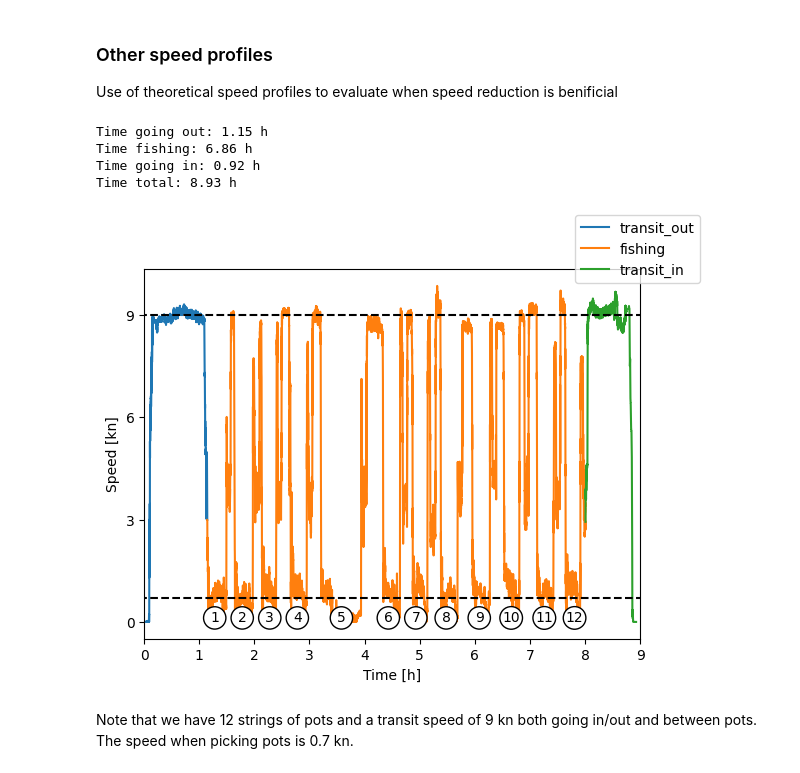
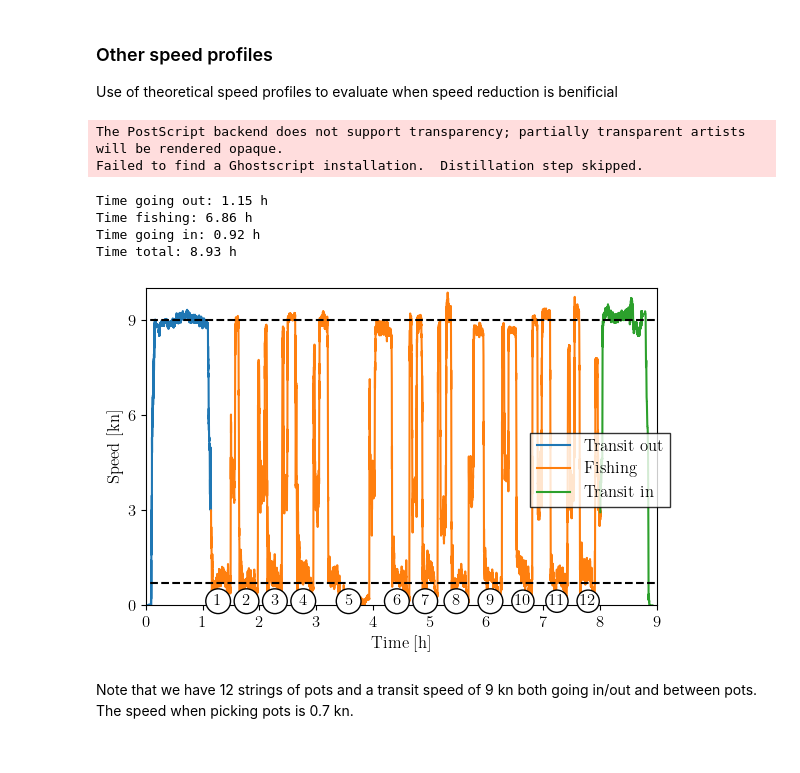
Before and after one commit to arvidsorfeldt/py-fish, a Jupyter notebook: fredrika.ipynb, the cells around one changed output. Cells and saved outputs as stored; diff of their text form; code cells hidden in the pictures.

Commit message:
Plotting

```diff
--- a/fredrika.ipynb
+++ b/fredrika.ipynb
@@ -443,40 +443,95 @@ output.close()
 Use of theoretical speed profiles to evaluate when speed reduction is benificial
 # %%
 REPRESENTATIVE_DATE = "2023-11-07"
-fig, ax = plt.subplots()
+plt.rcParams.update({"text.usetex": True, "font.family": "serif", "font.size": 12})
+
+
+fig, ax = plt.subplots(figsize=(5.90666, 4))
+
+
 representative_profile = speed_profile_from_data(
     vessel=VESSEL, date=REPRESENTATIVE_DATE
 )
+
+
+
 (transit_out, fishing, transit_in) = extract_transit_speed(representative_profile)
+
+
 plot_profiles(ax=ax, transit_out=transit_out, fishing=fishing, transit_in=transit_in)
+
+
 xpos = [1.2, 1.7, 2.2, 2.7, 3.5, 4.35, 4.85, 5.4, 6.0, 6.5, 7.1, 7.65]
+
+
 annotations = ["1", "2", "3", "4", "5", "6", "7", "8", "9", "10", "11", "12"]
+
+
 pad = [0.3, 0.3, 0.3, 0.3, 0.3, 0.3, 0.3, 0.3, 0.3, 0.18, 0.18, 0.18]
+
+
 for xi, text, padi in zip(xpos, annotations, pad):
+
     ax.text(xi, 0, text, bbox=dict(boxstyle="circle", fc="white", pad=padi))
 
 
 ax.plot([-1, 10], [9, 9], linestyle="--", color="black")
+
+
 ax.plot([-1, 10], [0.7, 0.7], linestyle="--", color="black")
+
+
 ax.set_xlim([0, 9])
+ax.set_ylim([0, 10])
+
+
 ax.set_yticks([0, 3, 6, 9])
+
+
 ax.set_xlabel("Time [h]")
+
+
 ax.set_ylabel("Speed [kn]")
-fig.legend()
+
+fig.tight_layout()
+lgd = fig.legend(
+    ["Transit out", "Fishing", "Transit in"],
+    loc=7,
+    bbox_to_anchor=(1.0, 0.5),
+    frameon=True,
+    facecolor="white",
+)
+lgd.get_frame().set_edgecolor("k")
+lgd.get_frame().set_boxstyle("square", pad=0.0)
+fig.savefig(
+    "figures/example_day.eps",
+    format="eps",
+)
+
+
 
 time_transit_out = transit_out[-1, 0] - transit_out[0, 0]
+
+
 time_fishing = fishing[-1, 0] - fishing[0, 0]
+
+
 time_transit_in = transit_in[-1, 0] - transit_in[0, 0]
+
+
 time_total = representative_profile[-1, 0] - representative_profile[0, 0]
 print(
+
     f"Time going out: {time_transit_out:0.2f} h\nTime fishing: {time_fishing:0.2f} h\nTime going in: {time_transit_in:0.2f} h\nTime total: {time_total:0.2f} h"
 )
 # %% [output]
-Time going out: 1.15 h
-Time fishing: 6.86 h
-Time going in: 0.92 h
-Time total: 8.93 h
+The PostScript backend does not support transparency; partially transparent artists will be rendered opaque.
+Failed to find a Ghostscript installation.  Distillation step skipped.
+Time going out: 1.15 h
+Time fishing: 6.86 h
+Time going in: 0.92 h
+Time total: 8.93 h
-[figure, old version]
+[figure, new version]
 # %% [markdown]
 Note that we have 12 strings of pots and a transit speed of 9 kn both going in/out and between pots. The speed when picking pots is 0.7 kn.
 # %%
```
Also changed, not shown: parts of 4 cells of this notebook, 2 other files.
